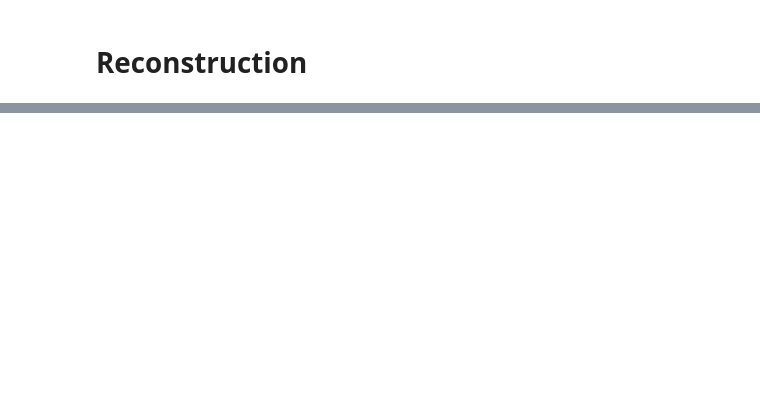
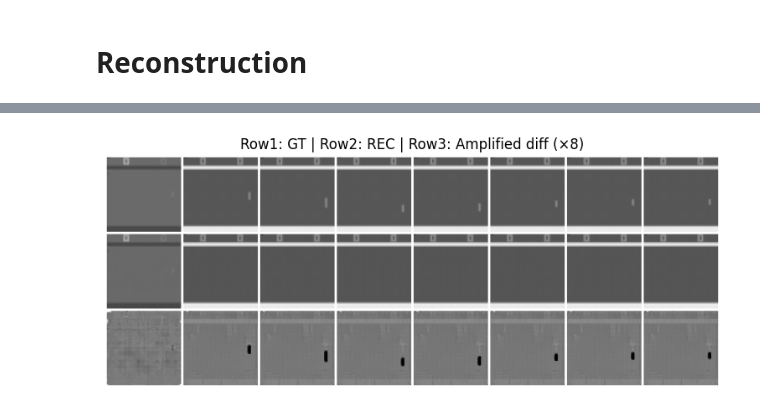
Before and after one commit to FayalaMohamed/model-based-research, a Jupyter notebook: JEPA_Atari.ipynb, the cells around one changed output, grey strips where cells are left out. Drawn from its saved outputs; the diff is of its cells as text; code cells hidden in the pictures; blank space fills up the shorter version.

```diff
--- a/JEPA_Atari.ipynb
+++ b/JEPA_Atari.ipynb
@@ -171,21 +140,3 @@ example = next(iter(episodes_dataset.take(1)))
 imgs = parse_sequence_for_inspection(example)
 # %% [output]
 Original image shape (before resizing): (865, 84, 84, 3)
-# %%
-class AtariSequenceDataset(Dataset):
-  def __init__(self, tf_dataset, num_batches):
-    self.data = []
-    for i, (imgs, actions, rewards) in enumerate(tf_dataset):
-      if i >= num_batches:
-        break
-      self.data.append((
-        imgs.numpy(), actions.numpy(), rewards.numpy()
-      ))
-  def __len__(self):
-    return len(self.data)
-  def __getitem__(self, idx):
-    imgs, actions, rewards = self.data[idx]
-    imgs = torch.tensor(imgs, dtype=torch.float32)  # [seq, 64, 64, 3]
-    actions = torch.tensor(actions, dtype=torch.long)  # [seq]
-    rewards = torch.tensor(rewards, dtype=torch.float32)  # [seq]
-    return imgs, actions, rewards
@@ -619,0 +839,73 @@ Saved grid to vjepa2_decoder_eval/gt_rec_grid.png
+# %%
+# --- Inspect first 8 frames numerically & visually ---
+import numpy as np, os, matplotlib.pyplot as plt, torchvision.utils as vutils
+torch.set_printoptions(precision=4, sci_mode=False, linewidth=160)
+
+N = min(8, recons.shape[0])
+gt32  = frames_gray.squeeze(1).float().cpu()[:N]   # (N,64,64)
+rec32 = recons.squeeze(1).float().cpu()[:N]        # (N,64,64)
+diff  = (rec32 - gt32).abs()
+
+def stats(x):
+    xnp = x.numpy()
+    return f"min={xnp.min():.4f} max={xnp.max():.4f} mean={xnp.mean():.4f} std={xnp.std():.4f}"
+
+def sobel_mag(img):  # img: (64,64) float
+    kx = torch.tensor([[1,0,-1],[2,0,-2],[1,0,-1]], dtype=img.dtype)
+    ky = torch.tensor([[1,2,1],[0,0,0],[-1,-2,-1]], dtype=img.dtype)
+    gx = torch.conv2d(img[None,None], kx[None,None], padding=1)[0,0]
+    gy = torch.conv2d(img[None,None], ky[None,None], padding=1)[0,0]
+    return torch.sqrt(gx*gx + gy*gy + 1e-6)
+
+def crop(arr, y, x, r=5):
+    y0, y1 = max(0,y-r), min(64,y+r)
+    x0, x1 = max(0,x-r), min(64,x+r)
+    return arr[y0:y1, x0:x1].numpy(), (y0,y1,x0,x1)
+
+save_dir = "vjepa2_decoder_eval/arrays"
+os.makedirs(save_dir, exist_ok=True)
+
+print("\n=== Per-frame stats for first", N, "frames ===")
+for i in range(N):
+    print(f"[{i}] GT:  {stats(gt32[i])} | REC: {stats(rec32[i])} | |REC-GT|: {stats(diff[i])}")
+
+print("\n=== 10x10 crops around strongest GT edge (likely paddle) ===")
+for i in range(N):
+    edge = sobel_mag(gt32[i])
+    iy, ix = torch.nonzero(edge == edge.max(), as_tuple=True)
+    iy, ix = int(iy[0]), int(ix[0])
+    gt_crop, box  = crop(gt32[i],  iy, ix, r=5)
+    rec_crop, _   = crop(rec32[i], iy, ix, r=5)
+    dif_crop, _   = crop(diff[i],  iy, ix, r=5)
+    print(f"\nFrame {i} @ (y={iy}, x={ix}) box={box}")
+    print("GT crop:\n",  np.array_str(gt_crop,  precision=3))
+    print("REC crop:\n", np.array_str(rec_crop, precision=3))
+    print("|REC-GT| crop:\n", np.array_str(dif_crop, precision=4))
+
+    # Save full arrays + crops
+    np.savetxt(f"{save_dir}/gt_frame{i}.csv",  gt32[i].numpy(),  delimiter=",")
+    np.savetxt(f"{save_dir}/rec_frame{i}.csv", rec32[i].numpy(),  delimiter=",")
+    np.savetxt(f"{save_dir}/diff_frame{i}.csv", diff[i].numpy(),  delimiter=",")
+    np.savetxt(f"{save_dir}/gt_crop_frame{i}.csv",  gt_crop,  delimiter=",")
+    np.savetxt(f"{save_dir}/rec_crop_frame{i}.csv", rec_crop, delimiter=",")
+    np.savetxt(f"{save_dir}/diff_crop_frame{i}.csv", dif_crop, delimiter=",")
+
+print(f"\nSaved CSVs to {save_dir}")
+
+# Visual: grid of GT / REC / amplified diff for first N frames
+amp = 8.0
+gt_vis  = gt32.unsqueeze(1)                 # (N,1,64,64)
+rec_vis = rec32.unsqueeze(1)                # (N,1,64,64)
+amp_vis = torch.clamp((rec32 - gt32) * amp + 0.5, 0, 1).unsqueeze(1)
+
+grid = torch.cat([gt_vis, rec_vis, amp_vis], dim=0)  # 3N images
+grid = vutils.make_grid(grid, nrow=N, pad_value=1.0) # rows: GT | REC | AMPDIFF
+plt.figure(figsize=(N*1.2, 3.6))
+plt.imshow(grid.permute(1,2,0).numpy(), vmin=0, vmax=1, cmap="gray")
+plt.axis('off'); plt.title("Row1: GT | Row2: REC | Row3: Amplified diff (×{:.0f})".format(amp))
+plt.show()
+
+os.makedirs("vjepa2_decoder_eval", exist_ok=True)
+plt.imsave("vjepa2_decoder_eval/gt_rec_amp_grid.png", grid.permute(1,2,0).numpy(), vmin=0, vmax=1, cmap="gray")
+print("Saved grid to vjepa2_decoder_eval/gt_rec_amp_grid.png")
+# %% [output]
@@ -619,0 +929 @@ Saved grid to vjepa2_decoder_eval/gt_rec_grid.png
+[figure, added]
```
Also changed, not shown: parts of 10 cells of this notebook.
